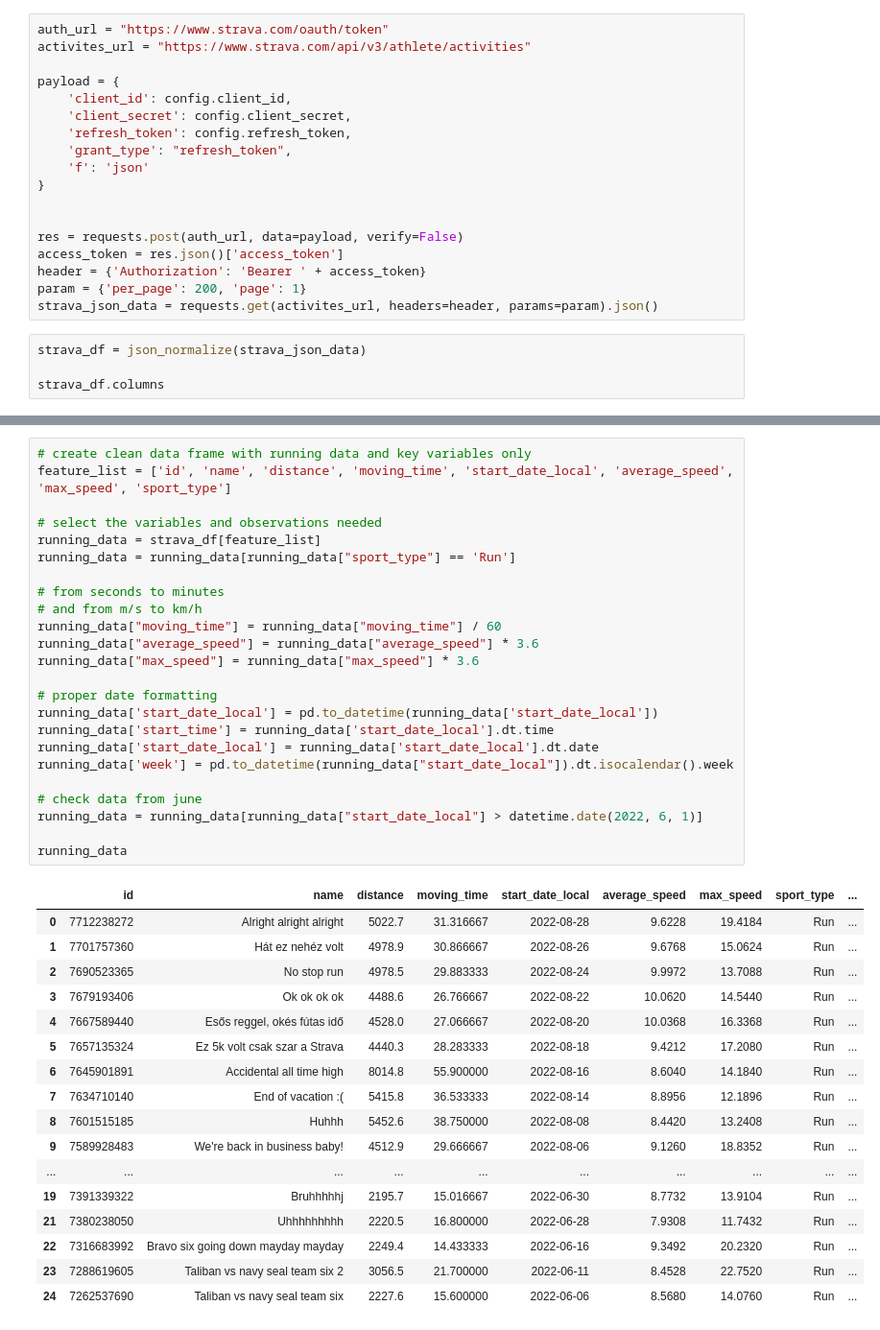
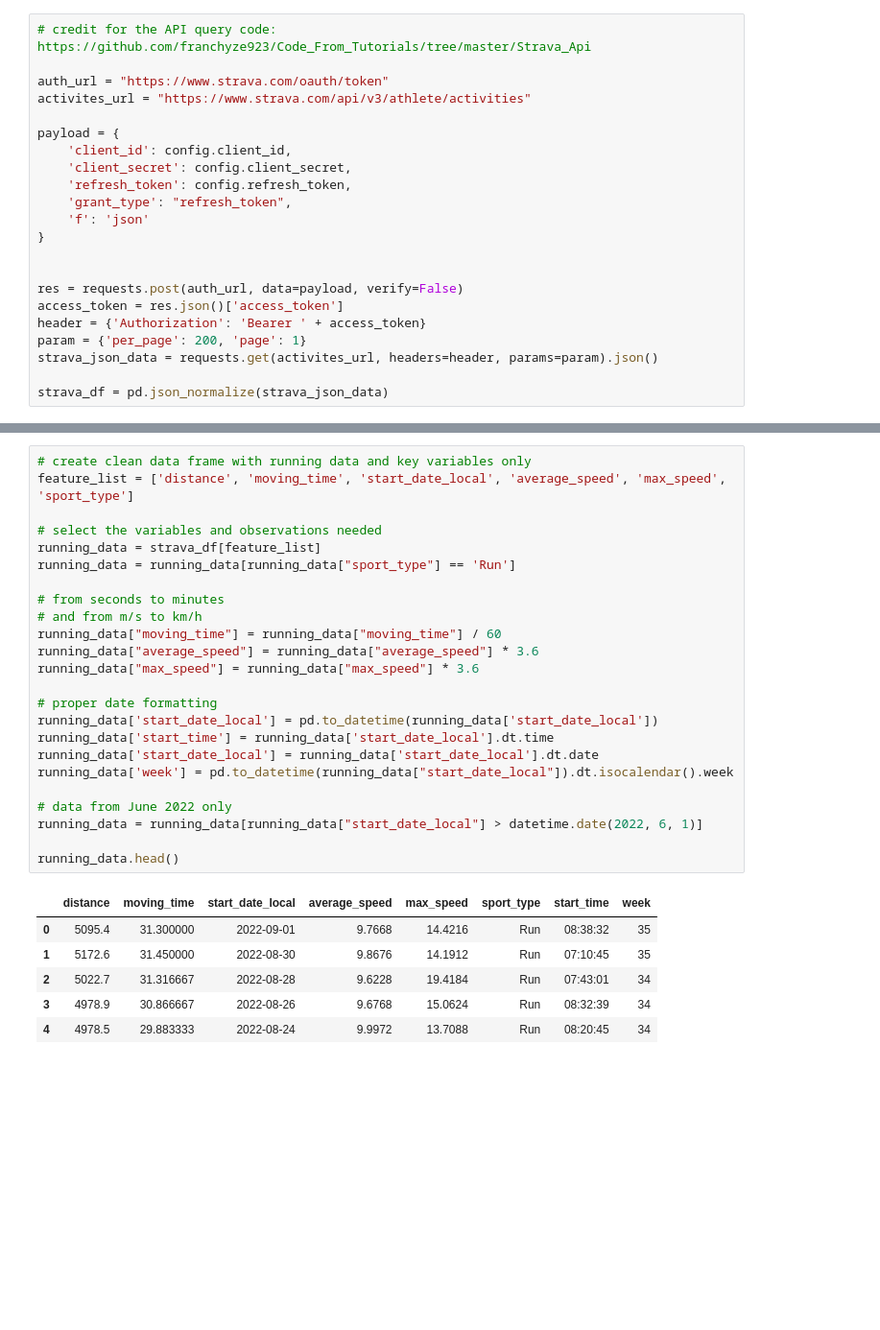
Before and after one commit to aakosm/strava_performance, a Jupyter notebook: strava_analysis.ipynb, the cells around one changed output, grey strips where cells are left out. Shown: that part at 96% size. Saved outputs shown, nothing was run; the diff lists cells and outputs as text; blank space fills up the shorter version.

```diff
--- a/strava_analysis.ipynb
+++ b/strava_analysis.ipynb
@@ -18,4 +26,6 @@ urllib3.disable_warnings(urllib3.exceptions.InsecureRequestWarning)
 # %%
+# credit for the API query code: https://github.com/franchyze923/Code_From_Tutorials/tree/master/Strava_Api
+
 auth_url = "https://www.strava.com/oauth/token"
 activites_url = "https://www.strava.com/api/v3/athlete/activities"
 
@@ -33,7 +43,5 @@ access_token = res.json()['access_token']
 header = {'Authorization': 'Bearer ' + access_token}
 param = {'per_page': 200, 'page': 1}
 strava_json_data = requests.get(activites_url, headers=header, params=param).json()
+
+strava_df = pd.json_normalize(strava_json_data)
-# %%
-strava_df = json_normalize(strava_json_data)
-
-strava_df.columns
@@ -55,45 +48,34 @@ Index(['resource_state', 'name', 'distance', 'moving_time', 'elapsed_time',
 # %%
 # create clean data frame with running data and key variables only
-feature_list = ['id', 'name', 'distance', 'moving_time', 'start_date_local', 'average_speed', 'max_speed', 'sport_type']
+feature_list = ['distance', 'moving_time', 'start_date_local', 'average_speed', 'max_speed', 'sport_type']
 
 # select the variables and observations needed
 running_data = strava_df[feature_list]
 running_data = running_data[running_data["sport_type"] == 'Run']
 
 # from seconds to minutes
 # and from m/s to km/h
 running_data["moving_time"] = running_data["moving_time"] / 60
 running_data["average_speed"] = running_data["average_speed"] * 3.6
 running_data["max_speed"] = running_data["max_speed"] * 3.6
 
 # proper date formatting
 running_data['start_date_local'] = pd.to_datetime(running_data['start_date_local'])
 running_data['start_time'] = running_data['start_date_local'].dt.time
 running_data['start_date_local'] = running_data['start_date_local'].dt.date
 running_data['week'] = pd.to_datetime(running_data["start_date_local"]).dt.isocalendar().week
 
-# check data from june
+# data from June 2022 only
 running_data = running_data[running_data["start_date_local"] > datetime.date(2022, 6, 1)]
 
-running_data
+running_data.head()
 # %% [output]
-|  | id | name | distance | moving_time | start_date_local | average_speed | max_speed | sport_type | ... |
-| 0 | 7712238272 | Alright alright alright | 5022.7 | 31.316667 | 2022-08-28 | 9.6228 | 19.4184 | Run | ... |
-| 1 | 7701757360 | Hát ez nehéz volt | 4978.9 | 30.866667 | 2022-08-26 | 9.6768 | 15.0624 | Run | ... |
-| 2 | 7690523365 | No stop run | 4978.5 | 29.883333 | 2022-08-24 | 9.9972 | 13.7088 | Run | ... |
-| 3 | 7679193406 | Ok ok ok ok | 4488.6 | 26.766667 | 2022-08-22 | 10.0620 | 14.5440 | Run | ... |
-| 4 | 7667589440 | Esős reggel, okés fútas idő | 4528.0 | 27.066667 | 2022-08-20 | 10.0368 | 16.3368 | Run | ... |
-| 5 | 7657135324 | Ez 5k volt csak szar a Strava | 4440.3 | 28.283333 | 2022-08-18 | 9.4212 | 17.2080 | Run | ... |
-| 6 | 7645901891 | Accidental all time high | 8014.8 | 55.900000 | 2022-08-16 | 8.6040 | 14.1840 | Run | ... |
-| 7 | 7634710140 | End of vacation :( | 5415.8 | 36.533333 | 2022-08-14 | 8.8956 | 12.1896 | Run | ... |
-| 8 | 7601515185 | Huhhh | 5452.6 | 38.750000 | 2022-08-08 | 8.4420 | 13.2408 | Run | ... |
-| 9 | 7589928483 | We're back in business baby! | 4512.9 | 29.666667 | 2022-08-06 | 9.1260 | 18.8352 | Run | ... |
-| ... | ... | ... | ... | ... | ... | ... | ... | ... | ... |
-| 19 | 7391339322 | Bruhhhhhj | 2195.7 | 15.016667 | 2022-06-30 | 8.7732 | 13.9104 | Run | ... |
-| 21 | 7380238050 | Uhhhhhhhhh | 2220.5 | 16.800000 | 2022-06-28 | 7.9308 | 11.7432 | Run | ... |
-| 22 | 7316683992 | Bravo six going down mayday mayday | 2249.4 | 14.433333 | 2022-06-16 | 9.3492 | 20.2320 | Run | ... |
-| 23 | 7288619605 | Taliban vs navy seal team six 2 | 3056.5 | 21.700000 | 2022-06-11 | 8.4528 | 22.7520 | Run | ... |
-| 24 | 7262537690 | Taliban vs navy seal team six | 2227.6 | 15.600000 | 2022-06-06 | 8.5680 | 14.0760 | Run | ... |
+|  | distance | moving_time | start_date_local | average_speed | max_speed | sport_type | start_time | week |
+| 0 | 5095.4 | 31.300000 | 2022-09-01 | 9.7668 | 14.4216 | Run | 08:38:32 | 35 |
+| 1 | 5172.6 | 31.450000 | 2022-08-30 | 9.8676 | 14.1912 | Run | 07:10:45 | 35 |
+| 2 | 5022.7 | 31.316667 | 2022-08-28 | 9.6228 | 19.4184 | Run | 07:43:01 | 34 |
+| 3 | 4978.9 | 30.866667 | 2022-08-26 | 9.6768 | 15.0624 | Run | 08:32:39 | 34 |
+| 4 | 4978.5 | 29.883333 | 2022-08-24 | 9.9972 | 13.7088 | Run | 08:20:45 | 34 |
 # %%
 x = running_data["start_date_local"]
 y = running_data["distance"]
```
Also changed, not shown: parts of 8 cells of this notebook.
